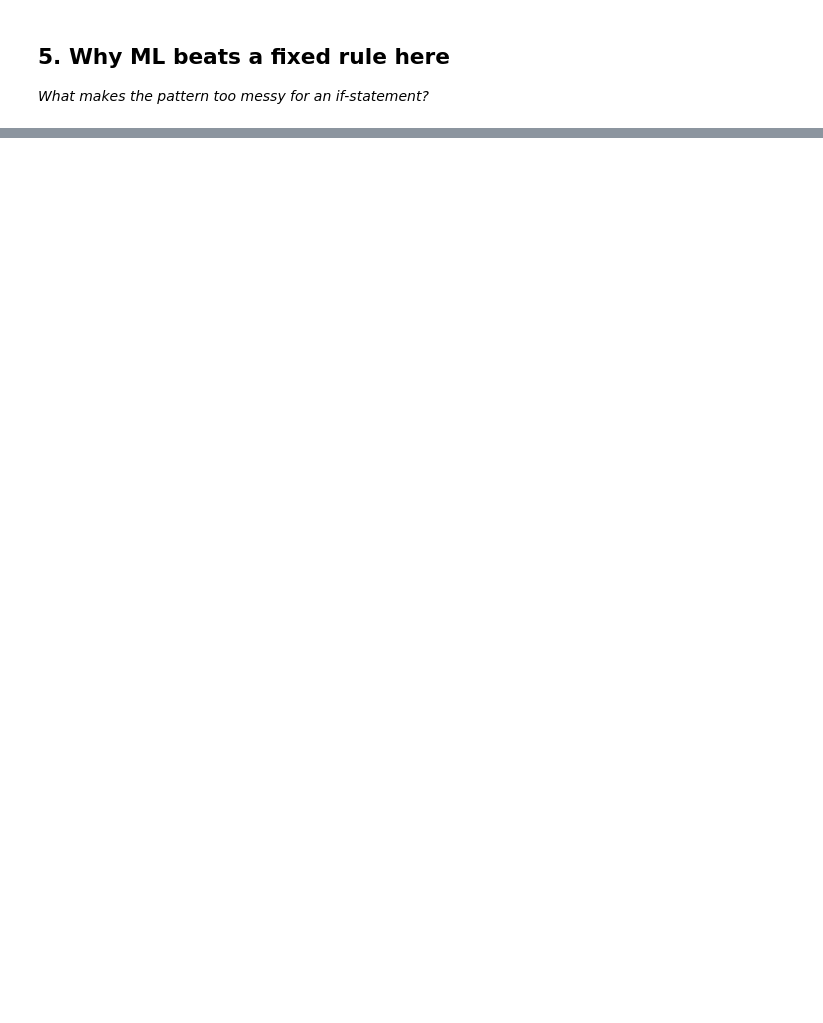
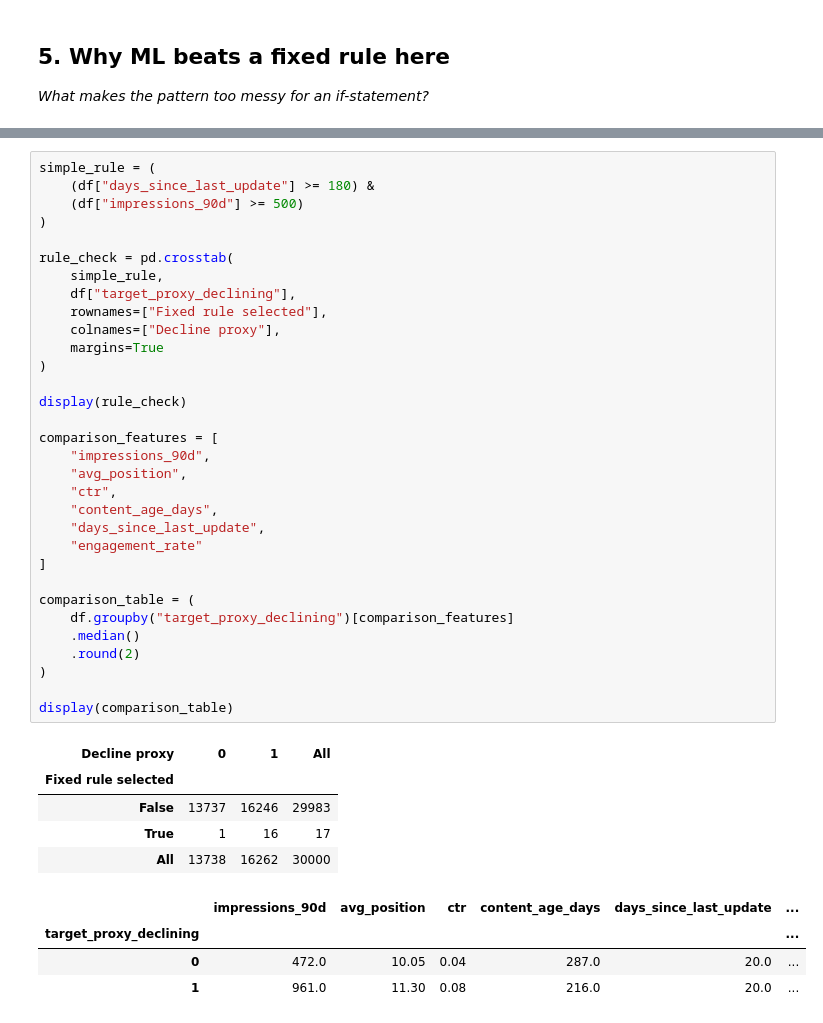
Before and after one commit to Cooper30/flyrank-ml-internship, a Jupyter notebook: work/notebooks/w02_ml_task_framing.ipynb, the cells around one changed output, grey strips where cells are left out. Drawn from its saved outputs; the diff is of its cells as text; blank space fills up the shorter version.

```diff
--- a/work/notebooks/w02_ml_task_framing.ipynb
+++ b/work/notebooks/w02_ml_task_framing.ipynb
@@ -44,3 +193,45 @@ This skeleton is yours to fill. Work the sections **in order** — each one has
+# %%
+simple_rule = (
+    (df["days_since_last_update"] >= 180) &
+    (df["impressions_90d"] >= 500)
+)
+
+rule_check = pd.crosstab(
+    simple_rule,
+    df["target_proxy_declining"],
+    rownames=["Fixed rule selected"],
+    colnames=["Decline proxy"],
+    margins=True
+)
+
+display(rule_check)
+
+comparison_features = [
+    "impressions_90d",
+    "avg_position",
+    "ctr",
+    "content_age_days",
+    "days_since_last_update",
+    "engagement_rate"
+]
+
+comparison_table = (
+    df.groupby("target_proxy_declining")[comparison_features]
+    .median()
+    .round(2)
+)
+
+display(comparison_table)
+# %% [output]
+| Decline proxy | 0 | 1 | All |
+| Fixed rule selected |  |  |  |
+| False | 13737 | 16246 | 29983 |
+| True | 1 | 16 | 17 |
+| All | 13738 | 16262 | 30000 |
+|  | impressions_90d | avg_position | ctr | content_age_days | days_since_last_update | ... |
+| target_proxy_declining |  |  |  |  |  | ... |
+| 0 | 472.0 | 10.05 | 0.04 | 287.0 | 20.0 | ... |
+| 1 | 961.0 | 11.30 | 0.08 | 216.0 | 20.0 | ... |
 # %% [markdown]
 ## Self-check
 
```
Also changed, not shown: parts of 16 cells of this notebook.
